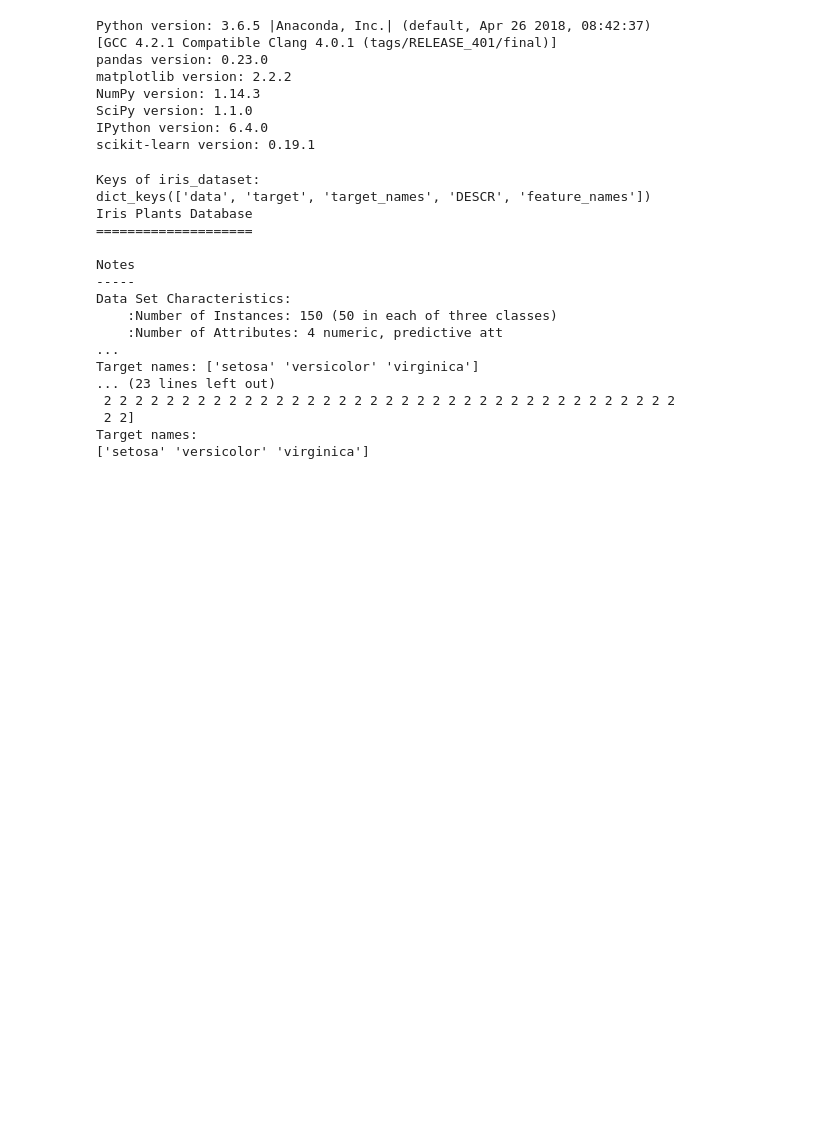
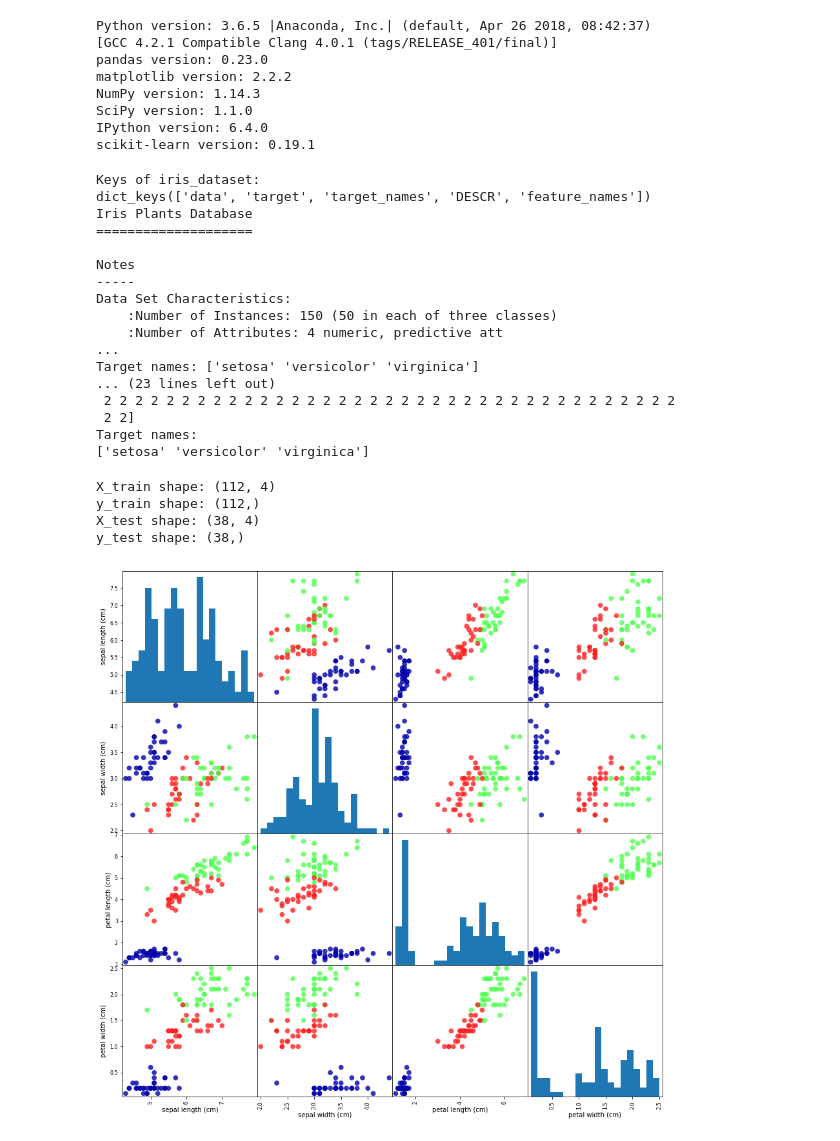
Before and after one commit to mtraina/introduction-to-ml-with-python, a Jupyter notebook: chapter-01.ipynb, the cells around one changed output. Drawn from its saved outputs; the diff is of its cells as text; code cells hidden in the pictures; blank space fills up the shorter version.

Commit message:
predictions

```diff
--- a/chapter-01.ipynb
+++ b/chapter-01.ipynb
@@ -174,3 +174,66 @@ Target names: ['setosa' 'versicolor' 'virginica']
  2 2]
 Target names:
 ['setosa' 'versicolor' 'virginica']
+# %%
+'''
+We want to build a machine learning model from this data that can predict the species of iris for a new set of measurements.
+But before we can apply our model to new measurements, we need to know whether it actually works, that is, whether we should trust its predictions.
+Unfortunately, we cannot use the data we used to build the model to evaluate it.
+This is because our model can always simply remember the whole training set, and will therefore always predict the correct label for any point in the training set.
+This “remembering” does not indicate to us whether our model will generalize well (in other words, whether it will also perform well on new data).
+To assess the model’s performance, we show it new data (data that it hasn’t seen before) for which we have labels.
+
+This is usually done by splitting the labeled data we have collected (here, our 150 flower measurements) into two parts.
+One part of the data is used to build our machine learning model, and is called the training data or training set.
+The rest of the data will be used to assess how well the model works; this is called the test data, test set, or hold-out set.
+
+scikit-learn contains a function that shuffles the dataset and splits it for you: the train_test_split function.
+This function extracts 75% of the rows in the data as the training set, together with the corresponding labels for this data.
+The remaining 25% of the data, together with the remaining labels, is declared as the test set.
+Deciding how much data you want to put into the training and the test set respectively is somewhat arbitrary, but using a test set containing 25% of the data is a good rule of thumb.
+In scikit-learn, data is usually denoted with a capital X, while labels are denoted by a lowercase y.
+This is inspired by the standard formulation f(x)=y in mathematics, where x is the input to a function and y is the output.
+Following more conventions from mathematics, we use a capital X because the data is a two-dimensional array (a matrix) and a lowercase y because the target is a one-dimensional array (a vector).
+'''
+from sklearn.model_selection import train_test_split
+X_train, X_test, y_train, y_test = train_test_split(iris_dataset['data'], iris_dataset['target'], random_state=0)
+'''
+To make sure that we will get the same output if we run the same function several times,
+we provide the pseudorandom number generator with a fixed seed using the random_state parameter.
+This will make the outcome deterministic, so this line will always have the same outcome.
+We will always fix the random_state in this way when using randomized procedures in this book.
+'''
+print("X_train shape: {}".format(X_train.shape))
+print("y_train shape: {}".format(y_train.shape))
+print("X_test shape: {}".format(X_test.shape))
+print("y_test shape: {}".format(y_test.shape))
+# %% [output]
+X_train shape: (112, 4)
+y_train shape: (112,)
+X_test shape: (38, 4)
+y_test shape: (38,)
+# %%
+'''
+Before building a machine learning model it is often a good idea to inspect the data, to see if the task is easily solvable without machine learning, or if the desired information might not be contained in the data.
+Additionally, inspecting your data is a good way to find abnormalities and peculiarities.
+Maybe some of your irises were measured using inches and not centimeters, for example.
+In the real world, inconsistencies in the data and unexpected measurements are very common.
+One of the best ways to inspect data is to visualize it.
+One way to do this is by using a scatter plot.
+A scatter plot of the data puts one feature along the x-axis and another along the y-axis, and draws a dot for each data point.
+Unfortunately, computer screens have only two dimensions, which allows us to plot only two (or maybe three) features at a time.
+It is difficult to plot datasets with more than three features this way.
+One way around this problem is to do a pair plot, which looks at all possible pairs of features.
+If you have a small number of features, such as the four we have here, this is quite reasonable.
+You should keep in mind, however, that a pair plot does not show the interaction of all of features at once, so some interesting aspects of the data may not be revealed when visualizing it this way.
+'''
+# create dataframe from data in X_train
+# label the columns using the strings in iris_dataset.feature_names
+iris_dataframe = pd.DataFrame(X_train, columns=iris_dataset.feature_names)
+
+# create a scatter matrix from the dataframe, color by y_train
+# mglearn.cm3 contains the following: ListedColormap(['#0000aa', '#ff2020', '#50ff50'])
+grr = pd.scatter_matrix(iris_dataframe, c=y_train, figsize=(15, 15), marker='o',
+                        hist_kwds={'bins': 20}, s=60, alpha=.8, cmap=mglearn.cm3)
+# %% [output]
+[figure, added]
```
Also changed, not shown: parts of 1 cell of this notebook, 1 other file.
